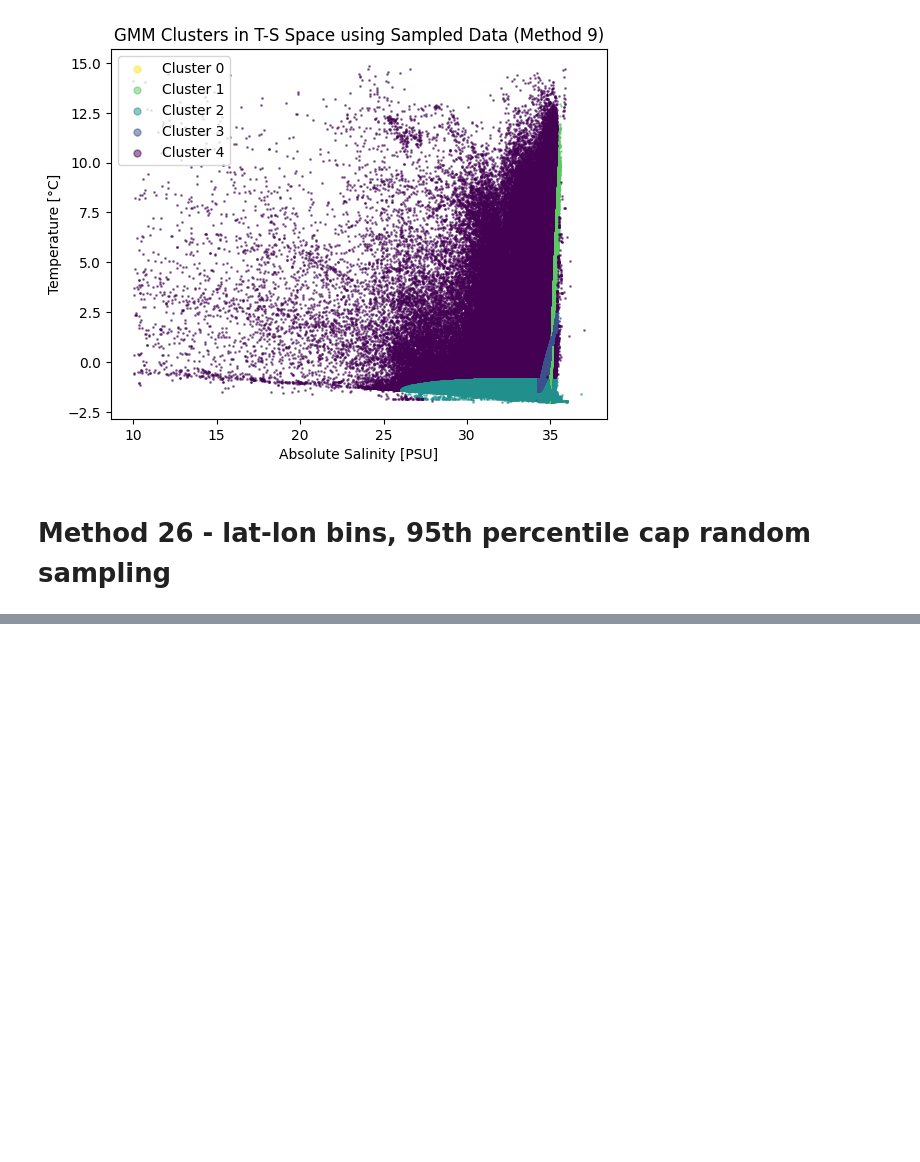
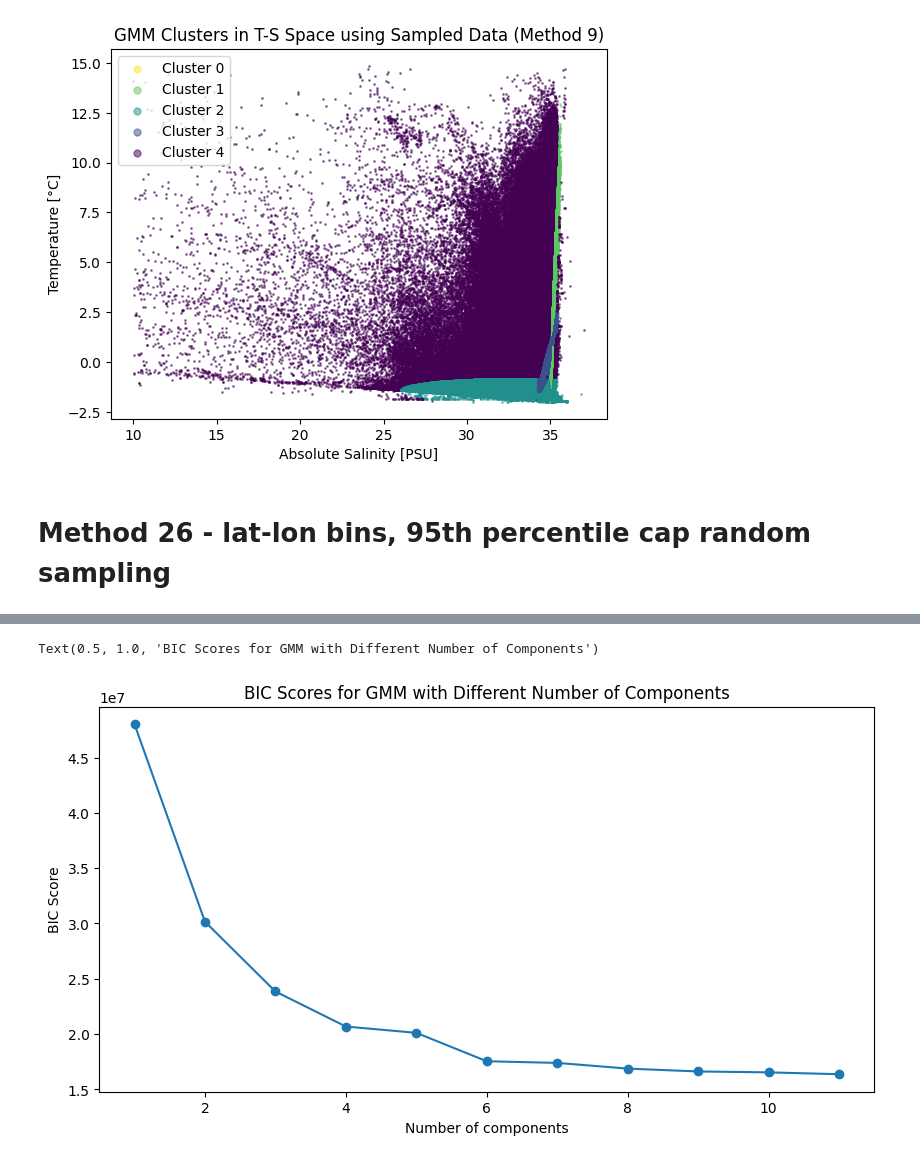
Before and after one commit to Mfdcng2/WaterMassClassification, a Jupyter notebook: Paper1/Data_Distribution/Sample_meth_clustering.ipynb, the cells around one changed output, grey strips where cells are left out. Drawn from its saved outputs; the diff is of its cells as text; code cells hidden in the pictures; blank space fills up the shorter version.

Commit message:
Clustering on sampled data no dim red

```diff
--- a/Paper1/Data_Distribution/Sample_meth_clustering.ipynb
+++ b/Paper1/Data_Distribution/Sample_meth_clustering.ipynb
@@ -389,7 +389,7 @@ def profileNo_vs_latlon_bins(
     lon_step: float,
     show_threshold: bool = False,
     threshold_quantile: float = 0.95
-) -> transition_point:
+) -> float | None:
 
     # === Identical bin construction to sample_cap_bins / plot_heatmap_npts ===
     lon_min, lon_max = -180, 180
@@ -455,6 +455,6 @@ def profileNo_vs_latlon_bins(
     fig = go.Figure(data=fig_data, layout=layout)
     fig.show()
 
-    return transition_point
+    return g_len_sorted[transition_point]
 # %%
-profileNo_vs_latlon_bins(df_ST, lat_step=2, lon_step=2, show_threshold=True, threshold_quantile=0.95)
+threshold = profileNo_vs_latlon_bins(df_ST, lat_step=2, lon_step=2, show_threshold=True, threshold_quantile=0.95)
@@ -495,4 +499,4 @@ def sample_cap_bins(df, thresh, lon_step=5, lat_step=5):
 
     return df.iloc[sampled_indices].copy()
 # %%
-df_sampled = sample_cap_bins(df_ST, thresh=465_000, lon_step=2, lat_step=2)
+df_sampled = sample_cap_bins(df_ST, thresh=threshold, lon_step=2, lat_step=2)
@@ -498,0 +509,17 @@ df_sampled = sample_cap_bins(df_ST, thresh=465_000, lon_step=2, lat_step=2)
+# %%
+# Do BIC and AIC calculation for different number of clusters
+bic_scores = []
+n_components_range = range(1, 12)
+for n_components in n_components_range:
+    gmm = GaussianMixture(n_components=n_components, covariance_type='full', random_state=seed) # full cov matrix has more flexibility
+    gmm.fit(df_sampled[features])
+    bic_scores.append(gmm.bic(df_sampled[features]))
+# %%
+plt.figure(figsize=(10,5))
+plt.plot(n_components_range, bic_scores, label='BIC', marker='o')
+plt.xlabel('Number of components')
+plt.ylabel('BIC Score')
+plt.title('BIC Scores for GMM with Different Number of Components')
+# %% [output]
+Text(0.5, 1.0, 'BIC Scores for GMM with Different Number of Components')
+[figure, added]
```
Also changed, not shown: parts of 19 cells of this notebook.
